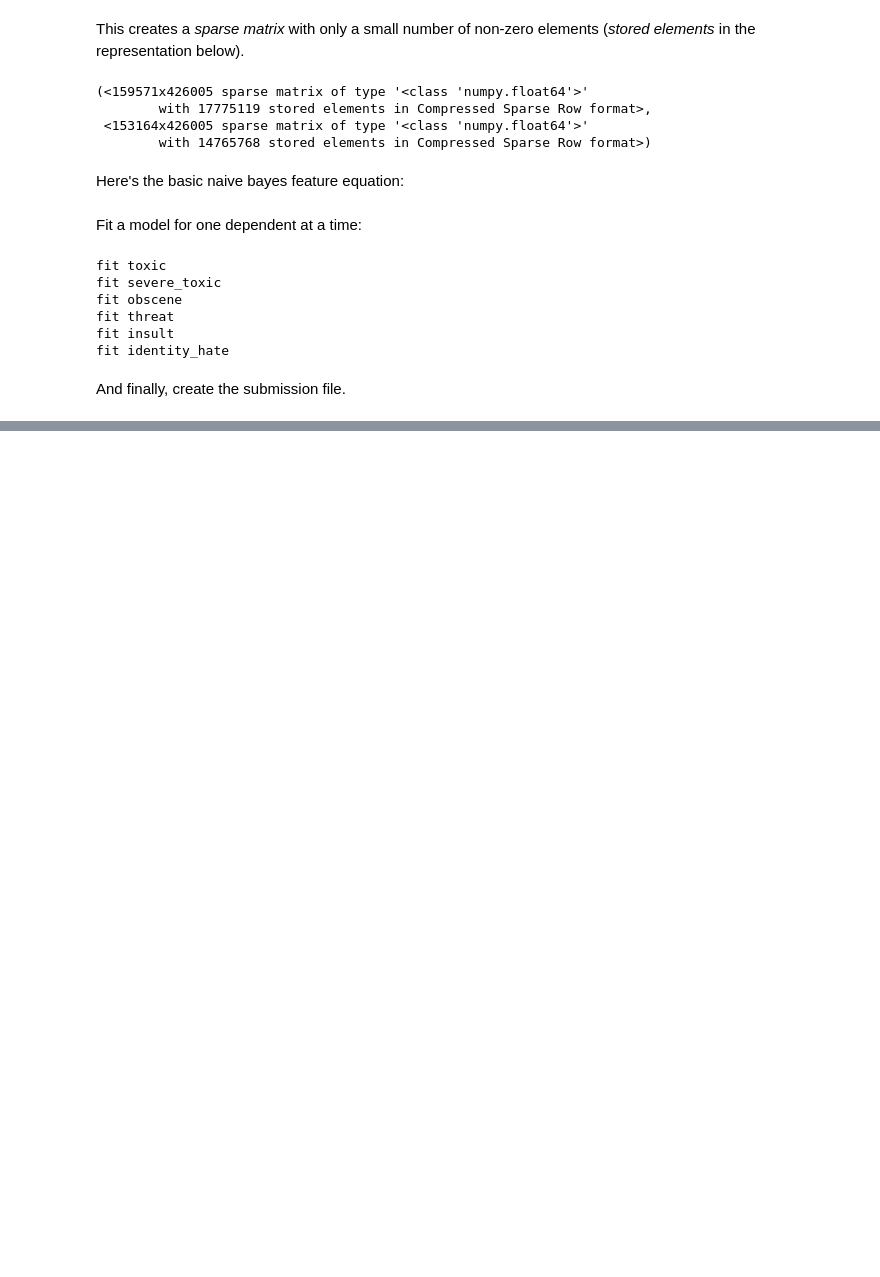
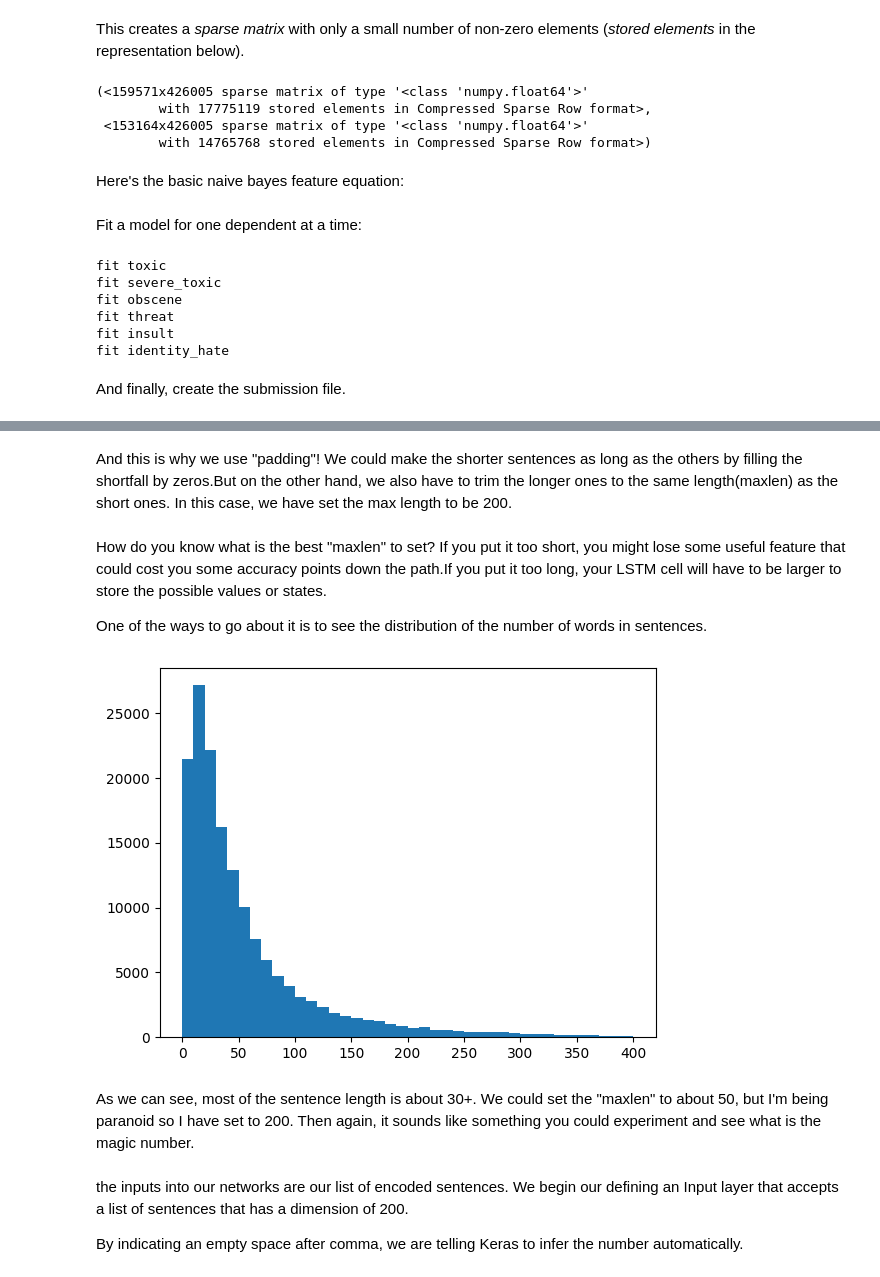
Before and after one commit to chenny317/iat360_final, a Jupyter notebook: NB_SVM_strong_linear_baseline.ipynb, the cells around one changed output, grey strips where cells are left out. Drawn from its saved outputs; the diff is of its cells as text; code cells hidden in the pictures; blank space fills up the shorter version.

```diff
--- a/NB_SVM_strong_linear_baseline.ipynb
+++ b/NB_SVM_strong_linear_baseline.ipynb
@@ -170,0 +183,5 @@ submission.to_csv('submission.csv', index=False)
+# %%
+list_classes = ["toxic", "severe_toxic", "obscene", "threat", "insult", "identity_hate"]
+y = train[list_classes].values
+list_sentences_train = train["comment_text"]
+list_sentences_test = test["comment_text"]
@@ -170,0 +198,8 @@ submission.to_csv('submission.csv', index=False)
+# %%
+max_features = 20000
+tokenizer = Tokenizer(num_words=max_features)
+tokenizer.fit_on_texts(list(list_sentences_train))
+list_tokenized_train = tokenizer.texts_to_sequences(list_sentences_train)
+list_tokenized_test = tokenizer.texts_to_sequences(list_sentences_test)
+# %% [markdown]
+And this is why we use "padding"! We could make the shorter sentences as long as the others by filling the shortfall by zeros.But on the other hand, we also have to trim the longer ones to the same length(maxlen) as the short ones. In this case, we have set the max length to be 200.
@@ -170,0 +210,17 @@ submission.to_csv('submission.csv', index=False)
+# %% [markdown]
+How do you know what is the best "maxlen" to set? If you put it too short, you might lose some useful feature that could cost you some accuracy points down the path.If you put it too long, your LSTM cell will have to be larger to store the possible values or states.
+
+One of the ways to go about it is to see the distribution of the number of words in sentences.
+# %%
+totalNumWords = [len(one_comment) for one_comment in list_tokenized_train]
+# %%
+plt.hist(totalNumWords,bins = np.arange(0,410,10))#[0,50,100,150,200,250,300,350,400])#,450,500,550,600,650,700,750,800,850,900])
+plt.show()
+# %% [output]
+[figure, added]
+# %% [markdown]
+As we can see, most of the sentence length is about 30+. We could set the "maxlen" to about 50, but I'm being paranoid so I have set to 200. Then again, it sounds like something you could experiment and see what is the magic number.
+# %% [markdown]
+the inputs into our networks are our list of encoded sentences. We begin our defining an Input layer that accepts a list of sentences that has a dimension of 200.
+
+By indicating an empty space after comma, we are telling Keras to infer the number automatically.
```
Also changed, not shown: parts of 27 cells of this notebook.
